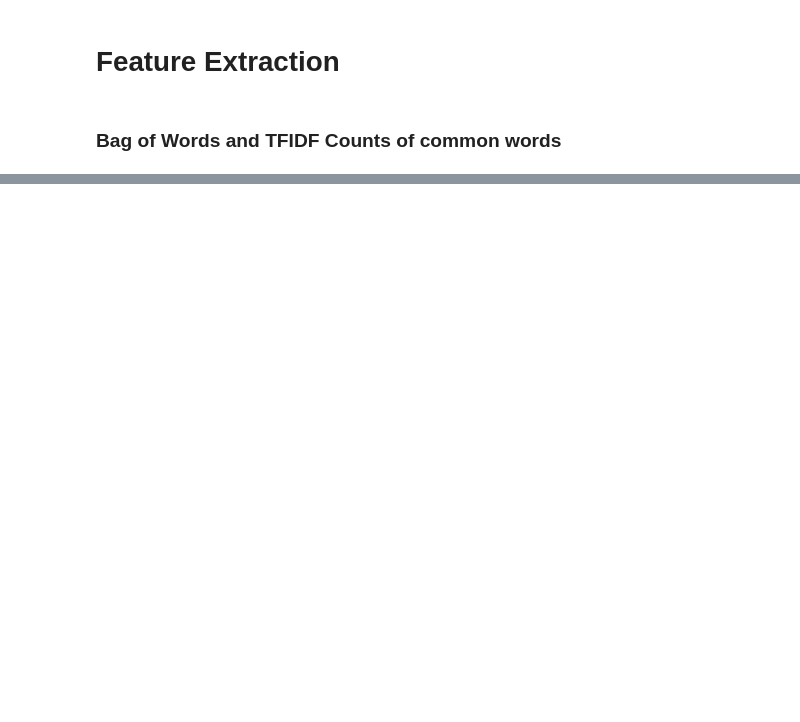
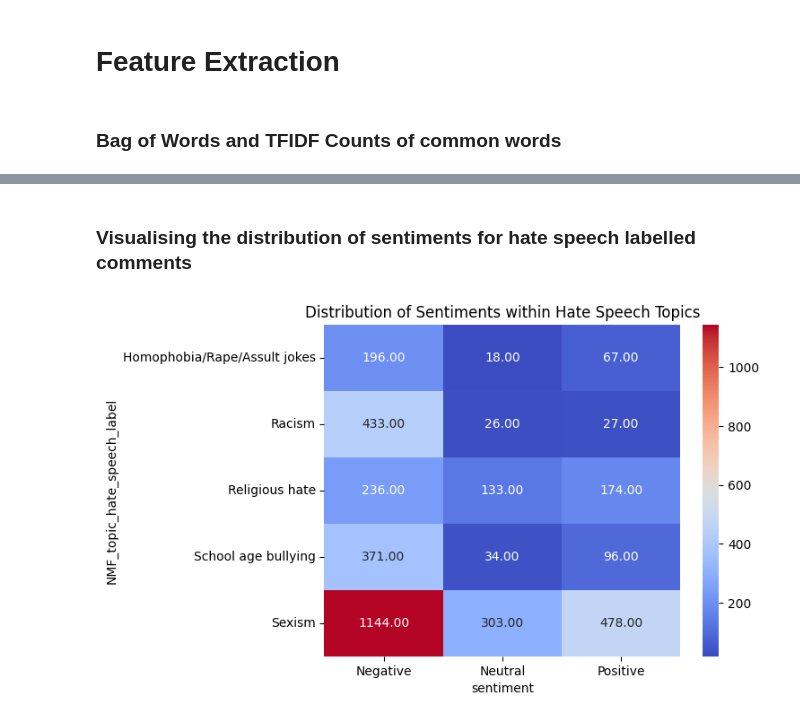
Before and after one commit to FarhanTahmid/CSE-498R, a Jupyter notebook: Models/English/hate_speech_detection.ipynb, the cells around one changed output, grey strips where cells are left out. Drawn from its saved outputs; the diff is of its cells as text; code cells hidden in the pictures; blank space fills up the shorter version.

Commit message:
analysis of sentiment done

```diff
--- a/Models/English/hate_speech_detection.ipynb
+++ b/Models/English/hate_speech_detection.ipynb
@@ -239,3 +189,0 @@ def create_bag_of_words(text_column):
-# %%
-bag_of_words=create_bag_of_words(all_data['lemmatized_text'])
-print(bag_of_words)
@@ -303,0 +937,29 @@ Counter({'article': 3991, 'page': 3379, 'like': 3066, 'die': 2603, 'fag': 2528,
+# %%
+if(use_subset_for_marking):
+    topic_to_label = {
+        0: 'School age bullying',
+        1: 'Racism',
+        2: 'Homophobia/Rape/Assult jokes',
+        3: 'Religious hate',
+        4: 'Sexism'
+    }
+else:
+    topic_to_label = {
+        0: 'Racism',
+        1: 'School age bullying',
+        3: 'Religious hate',
+        2: 'Homophobia/Rape/Assult jokes',
+        4: 'Sexism'
+    }
+
+
+# Replace the topic numbers with the corresponding labels
+top_sent_data['NMF_topic_hate_speech_label'] = top_sent_data['NMF_topic_hate_speech'].replace(topic_to_label)
+
+top_sent_data.head()
+
+# for index, row in top_sent_data[:50].iterrows():  # Iterate using iterrows()
+#     if row['oh_label'] == 1:
+#         print(row['lemmatized_clean'])
+#         print(row['NMF_topic_hate_speech_label'])
+#         print(row['sentiment_scores'])
@@ -303,0 +999,17 @@ Counter({'article': 3991, 'page': 3379, 'like': 3066, 'die': 2603, 'fag': 2528,
+# %% [markdown]
+<h3>Visualising the distribution of sentiments for hate speech labelled comments</h3>
+# %%
+# Filter the data to only include rows where oh_label == 1
+hate_speech_data = top_sent_data[top_sent_data['oh_label'] == 1]
+
+# Group by NMF_topic_hate_speech and sentiment, then count the occurrences
+grouped_data_hate_speech = hate_speech_data.groupby(['NMF_topic_hate_speech_label', 'sentiment']).size().reset_index(name='Counts')
+
+# Create a pivot table for NMF_topic_hate_speech
+pivot_table_hate_speech = grouped_data_hate_speech.pivot(index='NMF_topic_hate_speech_label', columns='sentiment', values='Counts')
+
+sns.heatmap(pivot_table_hate_speech, annot=True, fmt="0.2f", cmap="coolwarm")
+plt.title("Distribution of Sentiments within Hate Speech Topics")
+plt.show()
+# %% [output]
+[figure, added]
```
Also changed, not shown: parts of 60 cells of this notebook, 2 other files.
